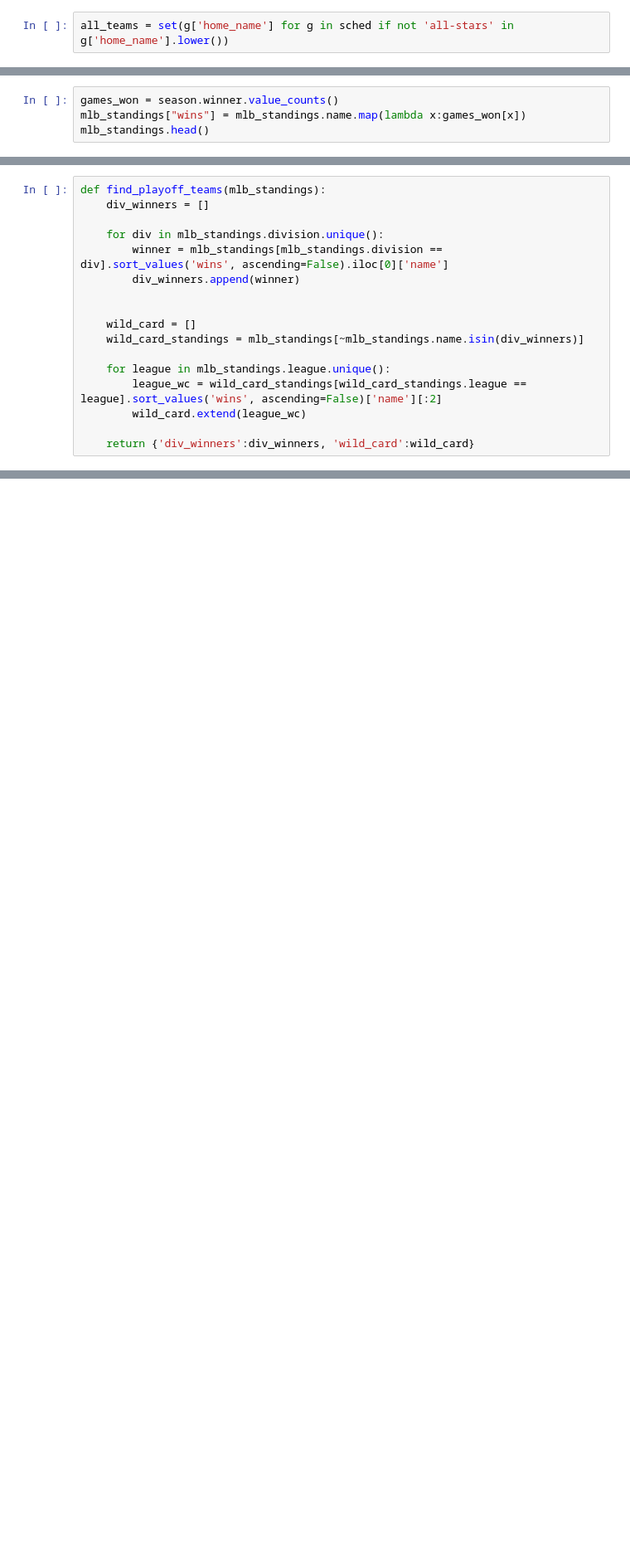
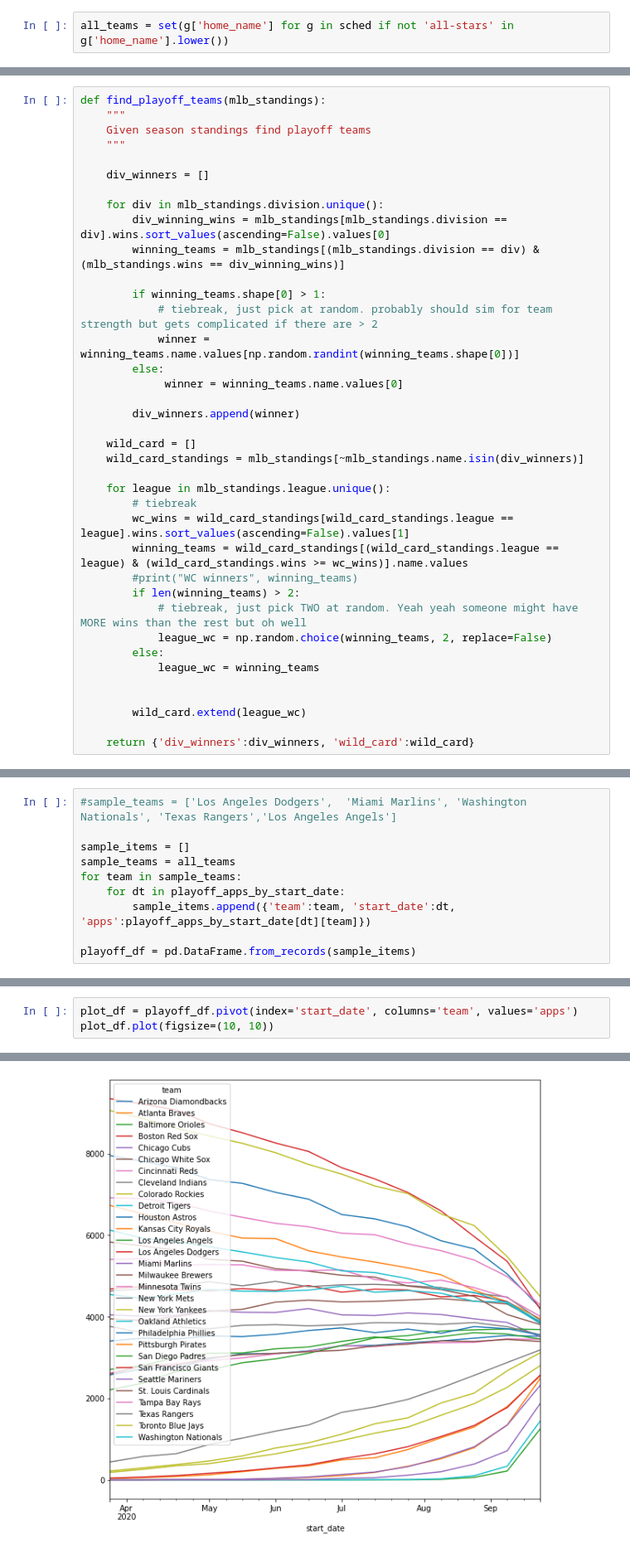
Before and after one commit to cdepeuter/mlb-playoff-situations, a Jupyter notebook: mlb_playoff_simulations.ipynb, the cells around one changed output, grey strips where cells are left out. Shown at 83% size. Cells and saved outputs as stored; diff of their text form; blank space fills up the shorter version.

```diff
--- a/mlb_playoff_simulations.ipynb
+++ b/mlb_playoff_simulations.ipynb
@@ -152,7 +131,3 @@ mlb_standings.head()
 | 2 | Oakland Athletics | American League West | American League |
 | 3 | Seattle Mariners | American League West | American League |
 | 4 | Texas Rangers | American League West | American League |
-# %%
-games_won = season.winner.value_counts()
-mlb_standings["wins"] = mlb_standings.name.map(lambda x:games_won[x])
-mlb_standings.head()
@@ -166,17 +134,38 @@ mlb_standings.head()
 # %%
 def find_playoff_teams(mlb_standings):
+    """
+    Given season standings find playoff teams
+    """
+
     div_winners = []
 
     for div in mlb_standings.division.unique():
-        winner = mlb_standings[mlb_standings.division == div].sort_values('wins', ascending=False).iloc[0]['name']
+        div_winning_wins = mlb_standings[mlb_standings.division == div].wins.sort_values(ascending=False).values[0]
+        winning_teams = mlb_standings[(mlb_standings.division == div) & (mlb_standings.wins == div_winning_wins)]
+
+        if winning_teams.shape[0] > 1:
+            # tiebreak, just pick at random. probably should sim for team strength but gets complicated if there are > 2
+            winner = winning_teams.name.values[np.random.randint(winning_teams.shape[0])]
+        else:
+             winner = winning_teams.name.values[0]
+
         div_winners.append(winner)
-
 
     wild_card = []
     wild_card_standings = mlb_standings[~mlb_standings.name.isin(div_winners)]
 
     for league in mlb_standings.league.unique():
-        league_wc = wild_card_standings[wild_card_standings.league == league].sort_values('wins', ascending=False)['name'][:2]
+        # tiebreak
+        wc_wins = wild_card_standings[wild_card_standings.league == league].wins.sort_values(ascending=False).values[1]
+        winning_teams = wild_card_standings[(wild_card_standings.league == league) & (wild_card_standings.wins >= wc_wins)].name.values
+        #print("WC winners", winning_teams)
+        if len(winning_teams) > 2:
+            # tiebreak, just pick TWO at random. Yeah yeah someone might have MORE wins than the rest but oh well
+            league_wc = np.random.choice(winning_teams, 2, replace=False)
+        else:
+            league_wc = winning_teams
+
+
         wild_card.extend(league_wc)
 
     return {'div_winners':div_winners, 'wild_card':wild_card}
@@ -295,0 +261,10 @@ nats win stdev 4.49299117481547
+# %%
+#sample_teams = ['Los Angeles Dodgers',  'Miami Marlins', 'Washington Nationals', 'Texas Rangers','Los Angeles Angels']
+
+sample_items = []
+sample_teams = all_teams
+for team in sample_teams:
+    for dt in playoff_apps_by_start_date:
+        sample_items.append({'team':team, 'start_date':dt, 'apps':playoff_apps_by_start_date[dt][team]})
+
+playoff_df = pd.DataFrame.from_records(sample_items)
@@ -295,0 +280,4 @@ nats win stdev 4.49299117481547
+# %%
+plot_df = playoff_df.pivot(index='start_date', columns='team', values='apps')
+plot_df.plot(figsize=(10, 10))
+# %% [output]
@@ -295,0 +285 @@ nats win stdev 4.49299117481547
+[figure, added]
```
Also changed, not shown: parts of 19 cells of this notebook.
